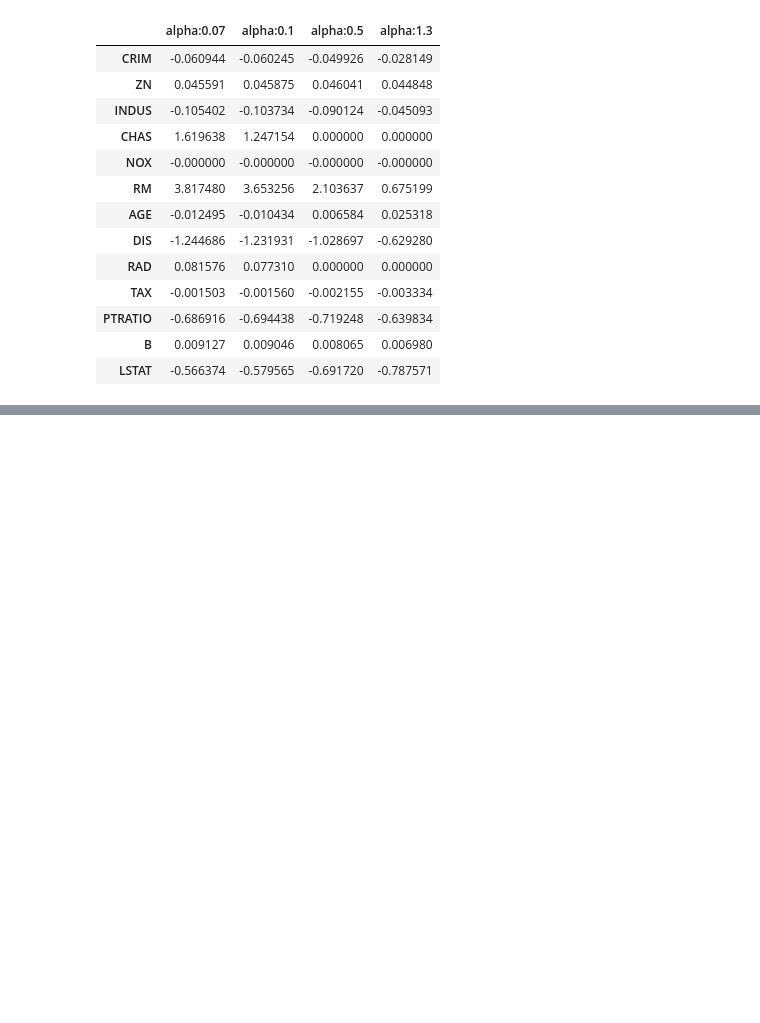
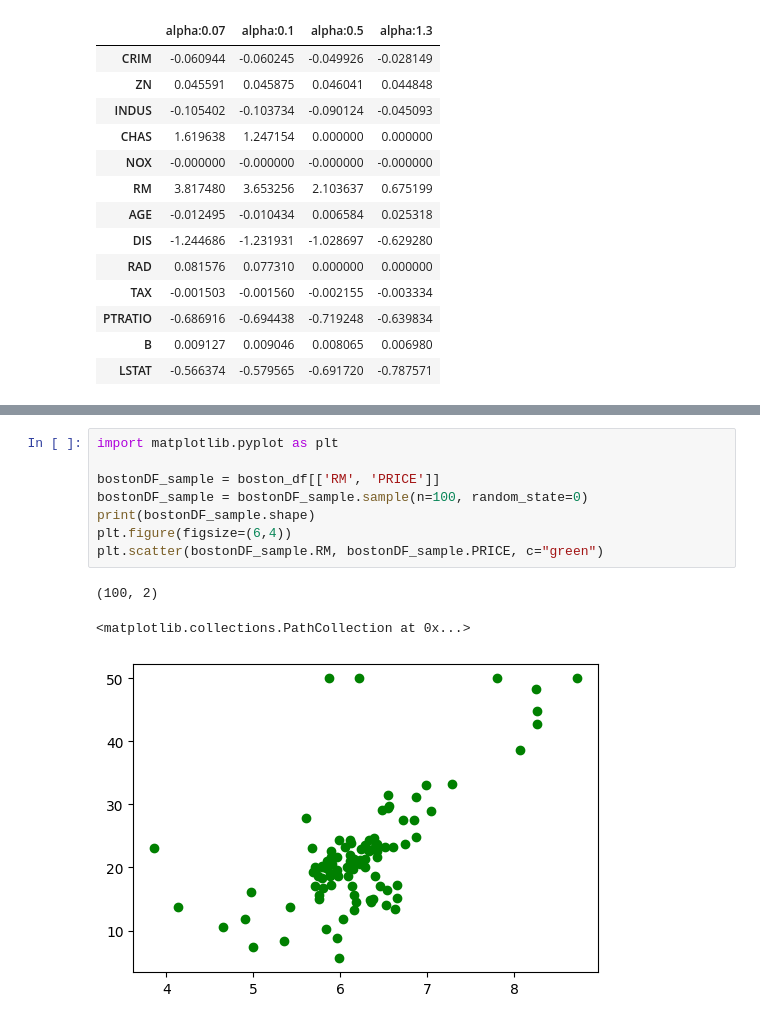
Before and after one commit to CrayonHanChan/kita_231026, a Jupyter notebook: m5_ml/m5_머신러닝_회귀.ipynb, the cells around one changed output, grey strips where cells are left out. Saved outputs shown, nothing was run; the diff lists cells and outputs as text; blank space fills up the shorter version.

```diff
--- a/m5_ml/m5_머신러닝_회귀.ipynb
+++ b/m5_ml/m5_머신러닝_회귀.ipynb
@@ -794,0 +929,12 @@ alpha 1.3일 떼 5 폴드 세트의 평균 RMSE: 5.860814
+# %%
+import matplotlib.pyplot as plt
+
+bostonDF_sample = boston_df[['RM', 'PRICE']]
+bostonDF_sample = bostonDF_sample.sample(n=100, random_state=0)
+print(bostonDF_sample.shape)
+plt.figure(figsize=(6,4))
+plt.scatter(bostonDF_sample.RM, bostonDF_sample.PRICE, c="green")
+# %% [output]
+(100, 2)
+<matplotlib.collections.PathCollection at 0x...>
+[figure, added]
```
Also changed, not shown: parts of 20 cells of this notebook, 2 other files.
